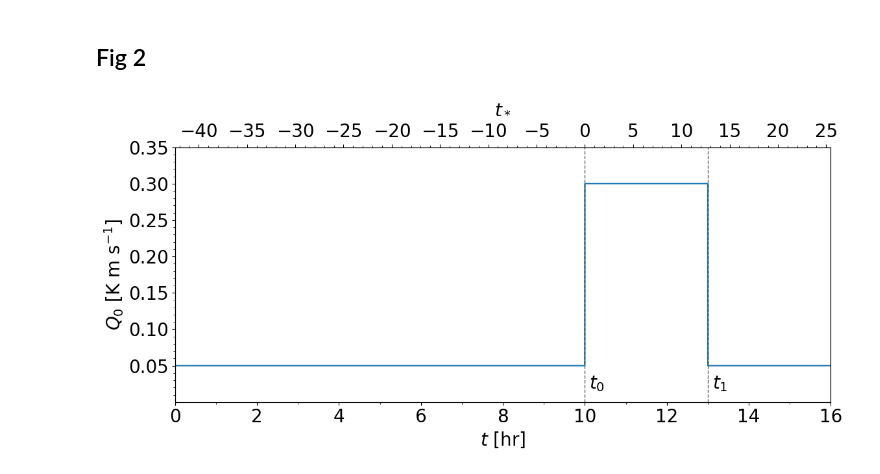
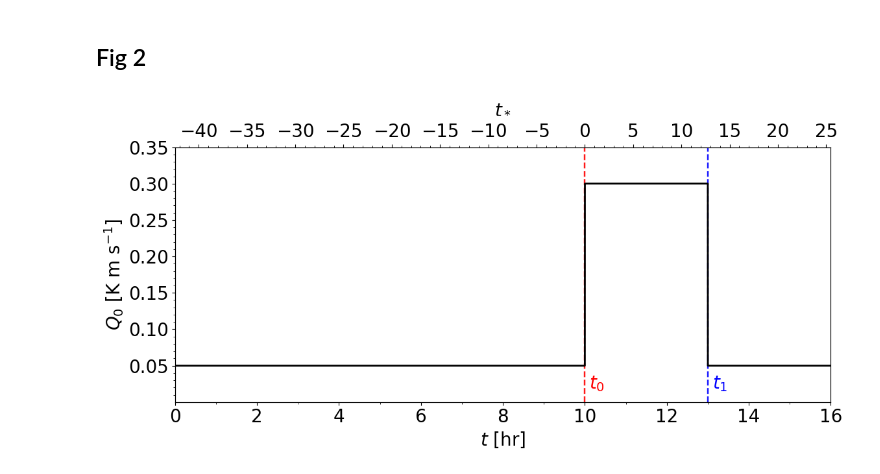
Before and after one commit to Salesky-ABL/ABL_Transition, a Jupyter notebook: plotting/heat_flux.ipynb, the cells around one changed output. Saved outputs shown, nothing was run; the diff lists cells and outputs as text; code cells hidden in the pictures.

```diff
--- a/plotting/heat_flux.ipynb
+++ b/plotting/heat_flux.ipynb
@@ -123,27 +123,27 @@ tlmin = min((time-10)*3600/T_L)
 # %%
 fig, ax = plt.subplots(figsize=(12,6))
 
-ax.plot(time, flux, lw=1.5)
+ax.plot(time, flux, lw=2, zorder=1, c="black")
 
 ax.set_ylim(0.00001,0.35)
 ax.set_xlim(0,16)
 ax.set_ylabel("$Q_0$ [K m s$^{-1}$]")
 ax.set_xlabel("$t$ [hr]")
-ax.axvline(x=10, c="black", lw=1, alpha=0.6, ls="--")
-ax.axvline(x=13, c="black", lw=1, alpha=0.6, ls="--")
-ax.text(10 + 0.3, 0.025, "$t_0$", ha="center", va="center")
-ax.text(13 + 0.3, 0.025, "$t_1$", ha="center", va="center")
+ax.axvline(x=10, c="red", lw=1.75, alpha=0.9, ls="--", zorder=0)
+ax.axvline(x=13, c="blue", lw=1.75, alpha=0.9, ls="--", zorder=0)
+ax.text(10 + 0.3, 0.025, "$t_0$", ha="center", va="center", c="red")
+ax.text(13 + 0.3, 0.025, "$t_1$", ha="center", va="center", c="blue")
 ax.yaxis.set_minor_locator(MultipleLocator(0.01))
 ax.xaxis.set_major_locator(MultipleLocator(2))
 ax.xaxis.set_minor_locator(MultipleLocator(1))
 
 ax2 = ax.twiny()
 ax2.set_xlim(tlmin, tlmax)
 ax2.set_xlabel("$t_*$", labelpad=10)
 ax2.xaxis.set_major_locator(MultipleLocator(5))
 ax2.xaxis.set_minor_locator(MultipleLocator(1))
 
 fig.tight_layout()
 plt.savefig("/home/rfrost/manuscript_plots/fig2.pdf", format="pdf", dpi=300, bbox_inches="tight")
 # %% [output]
-[figure, old version]
+[figure, new version]
```
Also changed, not shown: parts of 1 cell of this notebook, 2 other files.
